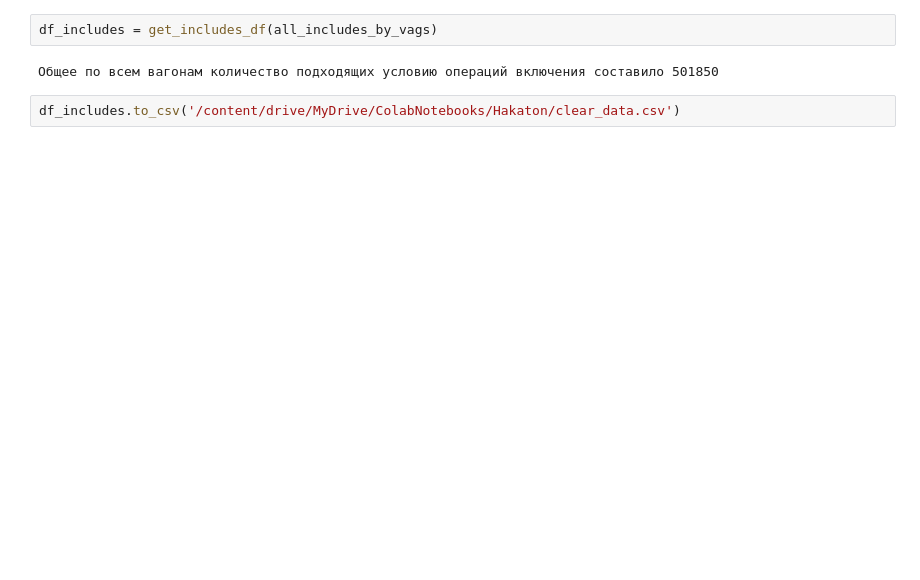
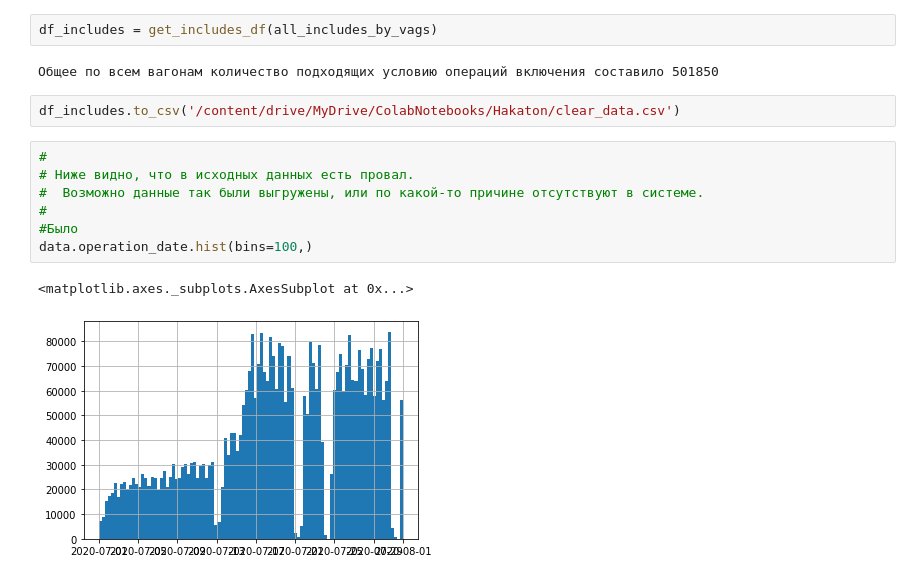
Before and after one commit to prostosysop/RZD, a Jupyter notebook: Clear_data.ipynb, the cells around one changed output. Drawn from its saved outputs; the diff is of its cells as text; blank space fills up the shorter version.

```diff
--- a/Clear_data.ipynb
+++ b/Clear_data.ipynb
@@ -221,3 +242,13 @@ df_includes = get_includes_df(all_includes_by_vags)
 Общее по всем вагонам количество подходящих условию операций включения составило 501850
 # %%
 df_includes.to_csv('/content/drive/MyDrive/ColabNotebooks/Hakaton/clear_data.csv')
+# %%
+#
+# Ниже видно, что в исходных данных есть провал.
+#  Возможно данные так были выгружены, или по какой-то причине отсутствуют в системе.
+#
+#Было
+data.operation_date.hist(bins=100,)
+# %% [output]
+<matplotlib.axes._subplots.AxesSubplot at 0x...>
+[figure, added]
```
Also changed, not shown: parts of 23 cells of this notebook.
